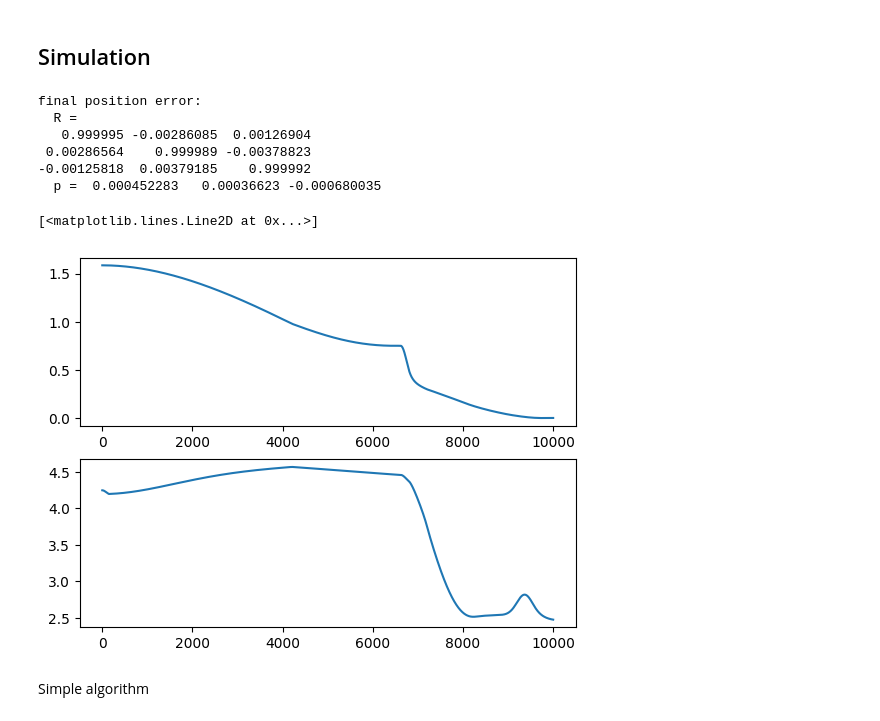
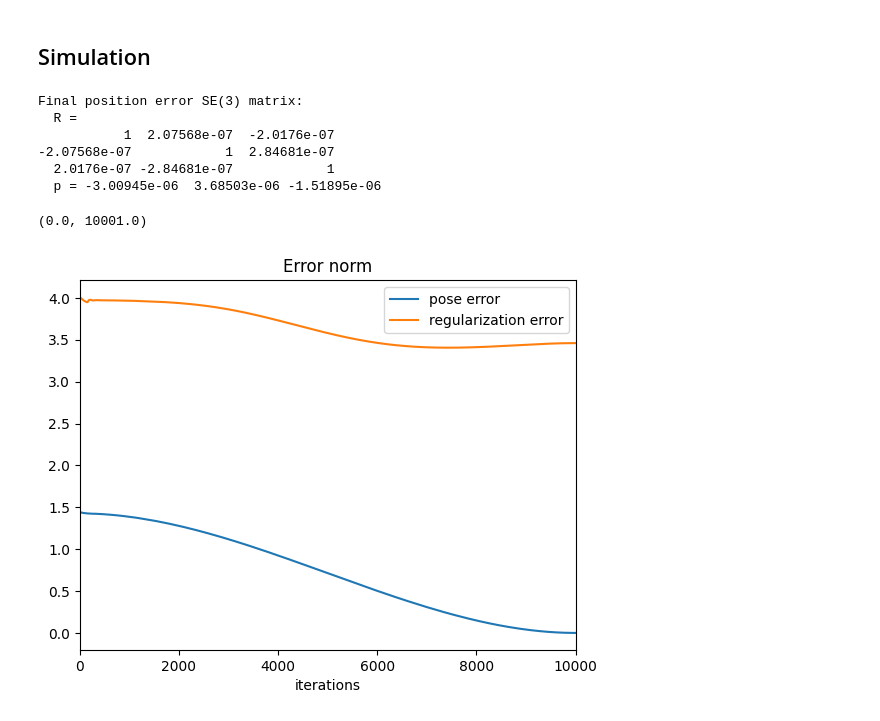
Before and after one commit to vagtsiats/RS1_HW2_TaskSpaceController, a Jupyter notebook: main.ipynb, the cells around one changed output. Cells and saved outputs as stored; diff of their text form; code cells hidden in the pictures.

```diff
--- a/main.ipynb
+++ b/main.ipynb
@@ -61,23 +56,13 @@ Questions:
 # def get_Twd(start, goal, t_t, T):
 #   return pin.SE3.Interpolate(start, goal, min(1, t_t/T))
 
-def get_Twd(start, goal, t_t, T):
+def get_Twd_linear(start, goal, t_t, T):
   Twd = pin.SE3.Interpolate(start, goal, min(1, t_t/T))
   Twd.translation = hp.interpolate_translation(start.translation, goal.translation, min(1,t_t/T))
   return Twd
 
-def get_Twd(start, goal, t_t, T):
+def get_Twd_qubic(start, goal, t_t, T):
   s = 3*(t_t/T)**2 -2*(t_t/T)**3
   Twd = pin.SE3.Interpolate(start, goal, s)
   Twd.translation = hp.interpolate_translation(start.translation, goal.translation, s)
   return Twd
-
-# def get_Twd(start, goal, t_t, T):
-#   s = 3*(t_t/T)**2 -2*(t_t/T)**3
-#   # return pin.SE3.Interpolate(start, goal, min(1, time/T))
-#   return pin.SE3.Interpolate(start, goal, s)
-
-# def get_Twd(start, goal, t_t, T):
-#   s = 3*(t_t/T)**2 -2*(t_t/T)**3
-#   # return pin.SE3.Interpolate(start, goal, min(1, time/T))
-#   return pin.SE3.Interpolate(start, goal, s)
@@ -172,6 +122,7 @@ def controller(model, data, t_q, t_qdot, t_Twd, t_dt, Kp=100., Ki=1000., Kd= 100
 # %% [markdown]
 ## Simulation
 # %%
+#simulation variables initialization
 T = 10.
 dt = 0.001
 K = int(T/dt) + 1
@@ -185,52 +136,72 @@ error_ = []
 reg_error_ = []
 q_reg = (model.upperPositionLimit - model.lowerPositionLimit) / 2. + model.lowerPositionLimit
 
-pin.seed(6)
-q = pin.randomConfiguration(model)
+q = np.zeros(model.nv)
 qdot = np.zeros(model.nv)
 tau = np.zeros(model.nv)
 
+pin.seed(1023)
+#1023 null and no null
+#6,2,
+#109453
+
+#initial configuration
+q = pin.randomConfiguration(model, model.lowerPositionLimit, model.upperPositionLimit)
 hp.fk_all(model,data,q)
 T_start = data.oMf[end_effector].copy()
 
-T_end = T_start.copy()
-T_end.translation = T_start.translation + [0.,-0.1,+0.2]
-T_end.rotation = hp.RotZ(-np.pi/2) @  T_start.rotation
+#target configuration
+qt = pin.randomConfiguration(model, model.lowerPositionLimit, model.upperPositionLimit)
+hp.fk_all(model,data, qt)
+T_end = data.oMf[end_effector].copy()
+robot.display(qt)#apply the target configuration and display it for 1 sec
+time.sleep(1)
 
+# T_end = T_start.copy()
+# T_end.translation = T_start.translation + [0.5,-0.1,+0.4]
+# T_end.rotation = hp.RotZ(np.pi/2) @  T_start.rotation
 
+hp.fk_all(model,data,q)#reapply the initial configuration and display it for 1 sec before the simulation starts
 robot.display(q)
 time.sleep(1)
 
 for k in range(K):
-  Twd = get_Twd(T_start, T_end, t, T)
+  #get the task-space trajectory
+  Twd = get_Twd_qubic(T_start, T_end, t, T)
 
-  tau = controller(model, data, q, qdot, Twd, dt, 10000., 100., 1000.)
-  error_.append(np.linalg.norm(compute_error(T_end, data.oMf[end_effector])))
-  reg_error_.append(reg_er)
+  #apply the controller to compute the desired tau
+  tau = controller(model, data, q, qdot, Twd, dt, 10000., 10., 100.)
 
+  #apply the computed tau to the robot's joints
   q , qdot  = step_world(model, data, q, qdot, tau, dt)
 
+  #visualization
   if np.mod(k, 100)==0:
     robot.display(q)
+
+  error_.append(np.linalg.norm(compute_error(T_end, data.oMf[end_effector])))
+  reg_error_.append(np.linalg.norm(q_reg-q))
 
   t += dt
   k +=1
 
-print("final position error:")
+print("Final position error SE(3) matrix:")
 print(pin.exp(compute_error(T_end, data.oMf[end_effector])))
 
-plt.subplot(2,1,1)
 plt.plot(error_)
-plt.subplot(2,1,2)
+plt.title("Error norm")
+plt.xlim([0, K])
+
 plt.plot(reg_error_)
+plt.legend(["pose error","regularization error"])
+plt.xlabel("iterations")
+plt.xlim([0, K])
 # %% [output]
-final position error:
+Final position error SE(3) matrix:
   R =
-   0.999995 -0.00286085  0.00126904
- 0.00286564    0.999989 -0.00378823
--0.00125818  0.00379185    0.999992
-  p =  0.000452283   0.00036623 -0.000680035
+           1  2.07568e-07  -2.0176e-07
+-2.07568e-07            1  2.84681e-07
+  2.0176e-07 -2.84681e-07            1
+  p = -3.00945e-06  3.68503e-06 -1.51895e-06
-[<matplotlib.lines.Line2D at 0x...>]
+(0.0, 10001.0)
-[figure, old version]
+[figure, new version]
-# %% [markdown]
-Simple algorithm
```
Also changed, not shown: parts of 8 cells of this notebook, 1 other file.
